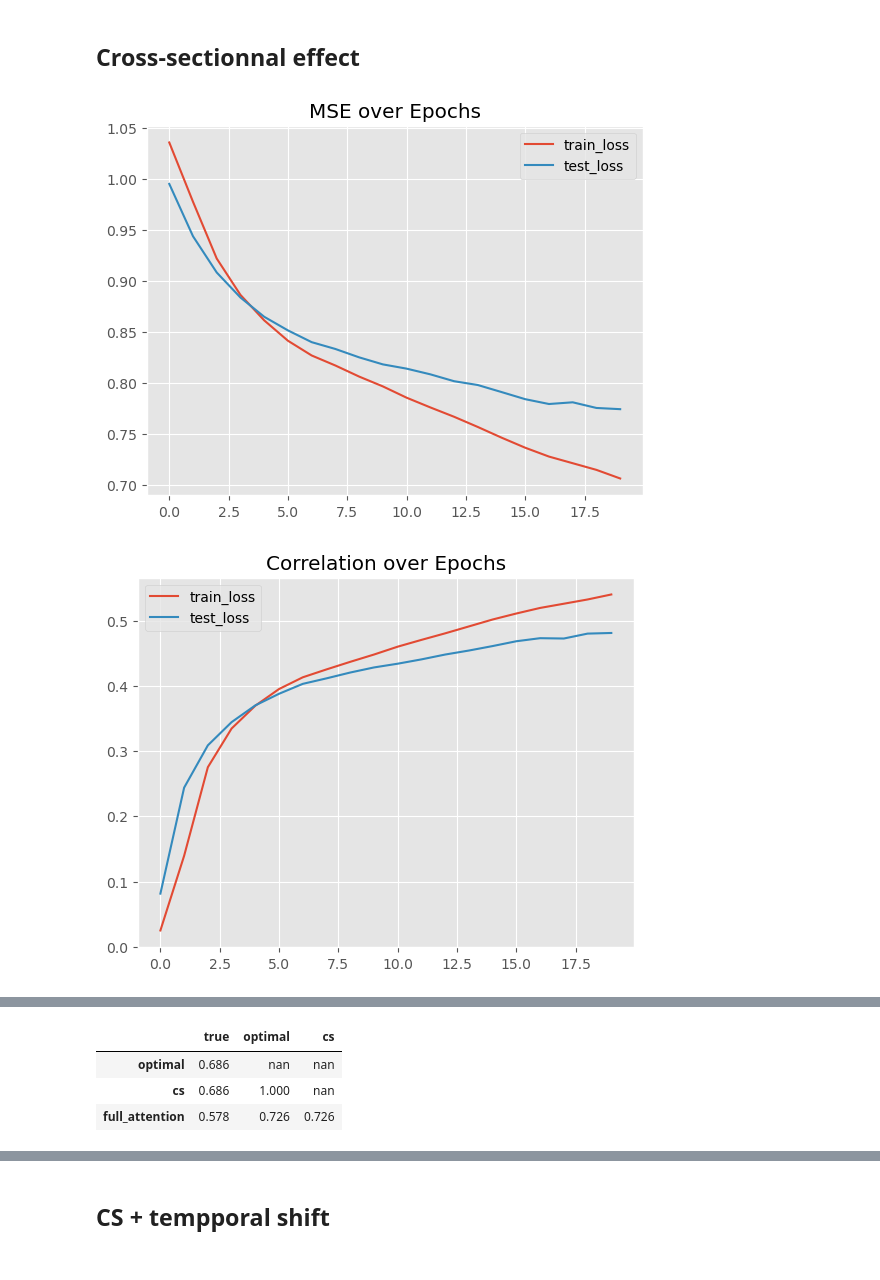
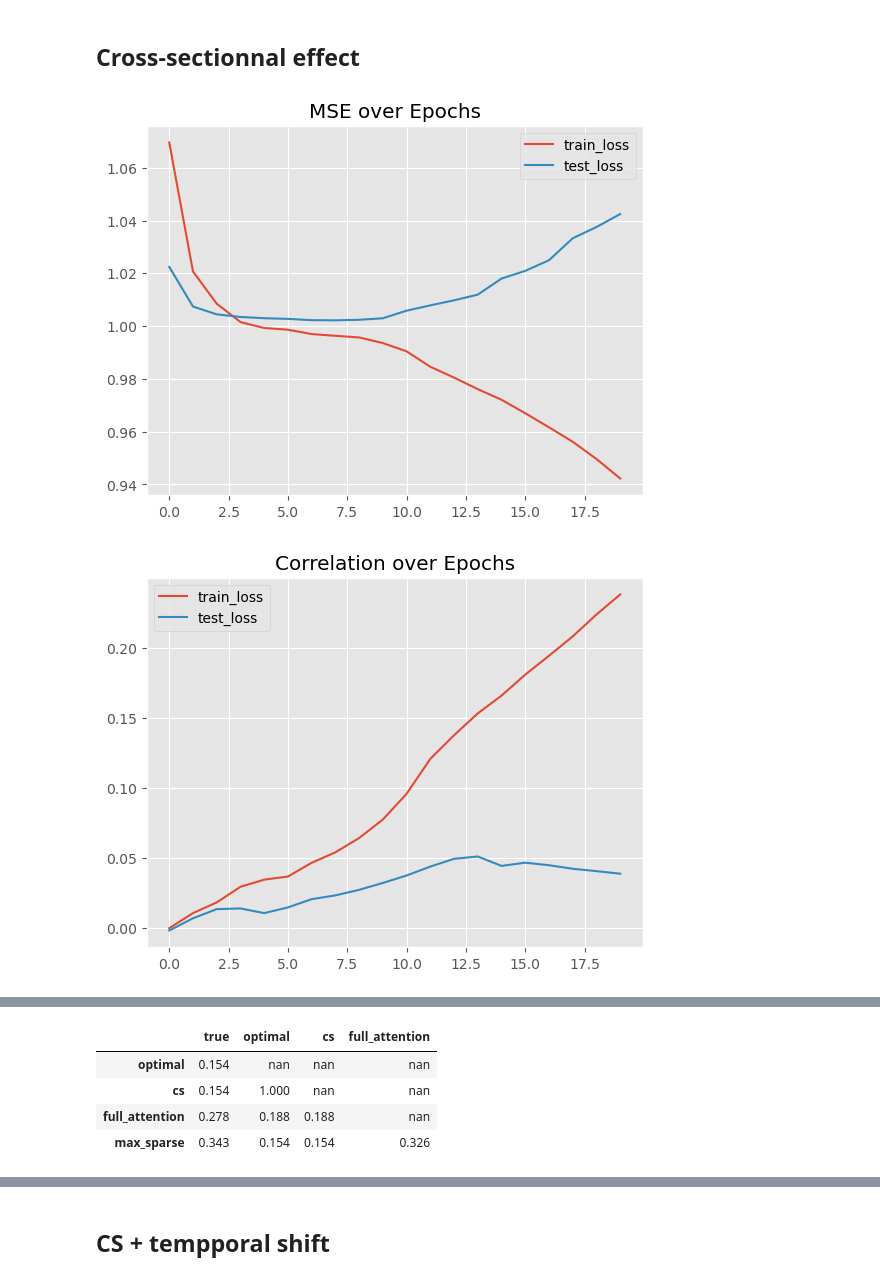
Before and after one commit to cyrilgarcia009/TSNN, a Jupyter notebook: notebooks/sparsity.ipynb, the cells around one changed output, grey strips where cells are left out. Saved outputs shown, nothing was run; the diff lists cells and outputs as text; code cells hidden in the pictures.

Commit message:
latest sparsity notebook

```diff
--- a/notebooks/sparsity.ipynb
+++ b/notebooks/sparsity.ipynb
@@ -534,7 +515,7 @@ mask = causal_mask_radius
 mask_1 = build_attention_mask(mask, 10, device=device)
 
 
-for c in [0.3]:
+for c in [0.01]:
     @dataclass
     class Config:
         T: int = 4000
@@ -558,7 +539,8 @@ for c in [0.3]:
         split_cs=Config.split_cs,
         split_cs_shift=Config.split_cs_shift,
         low_corr=Config.low_corr,
-        high_corr=Config.high_corr
+        high_corr=Config.high_corr,
+        shuffle_cs=True
     )
 
     models_linear = {}
@@ -567,17 +549,6 @@ for c in [0.3]:
     for k in models_linear:
         models_linear[k].fit(z.train)
 
-    # param for regularization
-    lambda_l1_value = 0.5
-
-    sparse_model = models.CustomBiDimensionalTransformerSparse(
-        Config.n_ts, Config.n_f, 10, mask=mask_c, layers='TC',
-        dropout=0.1, dim_feedforward=256, sparsify=None, nhead=1,
-        lambda_l1=lambda_l1_value, roll_y=True
-    ).to(device)
-
-    # loss fct with l1 norm
-    loss_fn = MSELossWithL1Sparsity(model=sparse_model, lambda_l1=lambda_l1_value)
 
     models_torch = {
         'full_attention': models.CustomBiDimensionalTransformer(
@@ -592,36 +563,36 @@ for c in [0.3]:
 #         'top_k_sparse': models.CustomBiDimensionalTransformer(
 #             Config.n_ts, Config.n_f, 10, mask=mask_1, layers='TC', nhead=1,
 #             dropout=0.1, dim_feedforward=256, sparsify=keep_topk_per_row, roll_y=True
 #         ).to(device),
 
-#         'max_sparse': models.CustomBiDimensionalTransformer(
-#             Config.n_ts, Config.n_f, 10, mask=mask_1, layers='TC', nhead=1,
-#             dropout=0.1, dim_feedforward=256, sparsify=keep_by_max_value, roll_y=True
-#         ).to(device),
+        'max_sparse': models.CustomBiDimensionalTransformer(
+            Config.n_ts, Config.n_f, 10, mask=mask_1, layers='TC', nhead=1,
+            dropout=0.1, dim_feedforward=256, sparsify=keep_by_max_value, roll_y=True
+        ).to(device),
 
     }
 
 
     models_torch = {
         k: torch_benchmarks.TorchWrapper(
             models_torch[k],
             optimizer=torch.optim.AdamW(models_torch[k].parameters(), lr=0.001),
             loss_fn=loss_fn if 'dynamic' in k else nn.MSELoss(),
             device=device
         ) for k in models_torch
     }
 
 
     z.get_dataloader(n_rolling=10, roll_y=True)
     for k in models_torch:
         models_torch[k].fit(z.train, test=z.test, epochs=20)
 
     comp = benchmark_comparison.Comparator(
         models=[models_linear[k] for k in models_linear] + [models_torch[k] for k in models_torch],
         model_names=[k for k in models_linear] + [k for k in models_torch]
     )
     display(comp.correl(z, mode='train'))
     display(comp.correl(z, mode='test'))
 # %% [output]
-[figure, old version]
+[figure, new version]
-[figure, old version]
+[figure, new version]
@@ -628,4 +601,5 @@ for c in [0.3]:
-|  | true | optimal | cs |
-| optimal | 0.686 | nan | nan |
-| cs | 0.686 | 1.000 | nan |
-| full_attention | 0.578 | 0.726 | 0.726 |
+|  | true | optimal | cs | full_attention |
+| optimal | 0.154 | nan | nan | nan |
+| cs | 0.154 | 1.000 | nan | nan |
+| full_attention | 0.278 | 0.188 | 0.188 | nan |
+| max_sparse | 0.343 | 0.154 | 0.154 | 0.326 |
```
Also changed, not shown: parts of 17 cells of this notebook.
